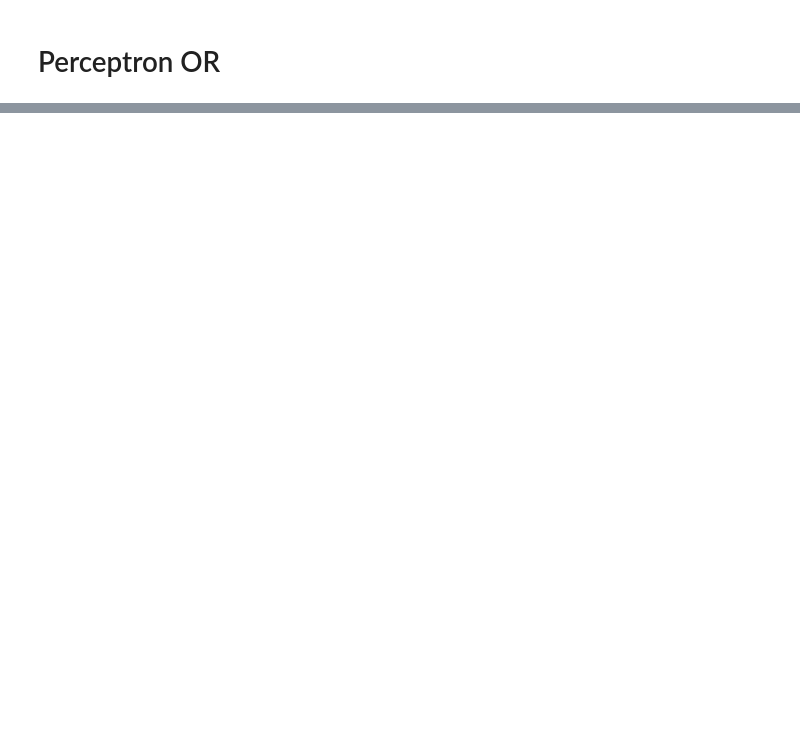
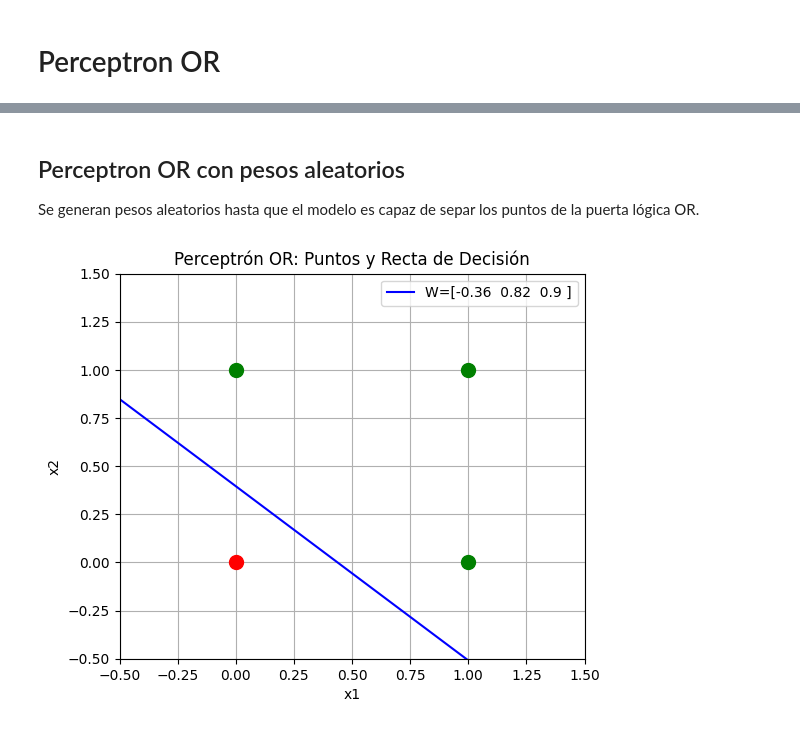
Before and after one commit to financieras/ai, a Jupyter notebook: perceptronOR.ipynb, the cells around one changed output, grey strips where cells are left out. Cells and saved outputs as stored; diff of their text form; code cells hidden in the pictures; blank space fills up the shorter version.

```diff
--- a/perceptronOR.ipynb
+++ b/perceptronOR.ipynb
@@ -32,0 +5,62 @@ Salidas esperadas: [0 1 1 1]
+# %% [markdown]
+## Perceptron OR con pesos aleatorios
+Se generan pesos aleatorios hasta que el modelo es capaz de separ los puntos de la puerta lógica OR.
+# %%
+import numpy as np
+import matplotlib.pyplot as plt
+
+np.random.seed()
+
+# Función de activación escalón
+def step_function(z):
+    return 1 if z >= 0 else 0
+
+# Función para encontrar pesos que resuelvan OR
+def find_or_weights():
+    # Datos de entrada y salida
+    X = np.array([[1, 0, 0],
+                  [1, 0, 1],
+                  [1, 1, 0],
+                  [1, 1, 1]])
+    Y = np.array([0, 1, 1, 1])
+    while True:
+        # Inicialización de pesos y bias
+        W = np.random.uniform(-1, 1, 3)  # Genera 3 números aleatorios entre -1 y 1
+
+        # Cálculo de la salida (predicción)
+        z = W @ X.T #z = X @ W    #z = np.dot(X, W)  # Producto punto
+        y_pred = np.array([step_function(i) for i in z])
+
+        # Si el bucle encuentra unos pesos adecuados
+        if np.array_equal(y_pred, Y):
+            return W
+
+# Función para dibujar la recta
+def plot_line(W, color):
+    x = np.linspace(-0.5, 1.5, 100)
+    y = (-W[0] - W[1]*x) / W[2] if W[2] != 0 else np.zeros_like(x)  # Evitar división por cero
+    plt.plot(x, y, color, label=f'W={W.round(2)}')
+
+# Configurar el gráfico
+plt.figure(figsize=(6, 5))
+plt.xlim(-0.5, 1.5)
+plt.ylim(-0.5, 1.5)
+plt.xlabel('x1')
+plt.ylabel('x2')
+plt.title('Perceptrón OR: Puntos y Recta de Decisión')
+plt.grid(True)
+
+# Dibujar los puntos OR
+or_points = [(0,0), (0,1), (1,0), (1,1)]
+colors = ['red', 'green', 'green', 'green']
+for point, color in zip(or_points, colors):
+    plt.scatter(point[0], point[1], c=color, s=100, zorder=5)
+
+# Generar y una posible recta de separación
+W = find_or_weights()
+plot_line(W, color='blue')
+
+plt.legend()
+plt.show()
+# %% [output]
+[figure, added]
```
Also changed, not shown: parts of 7 cells of this notebook.
